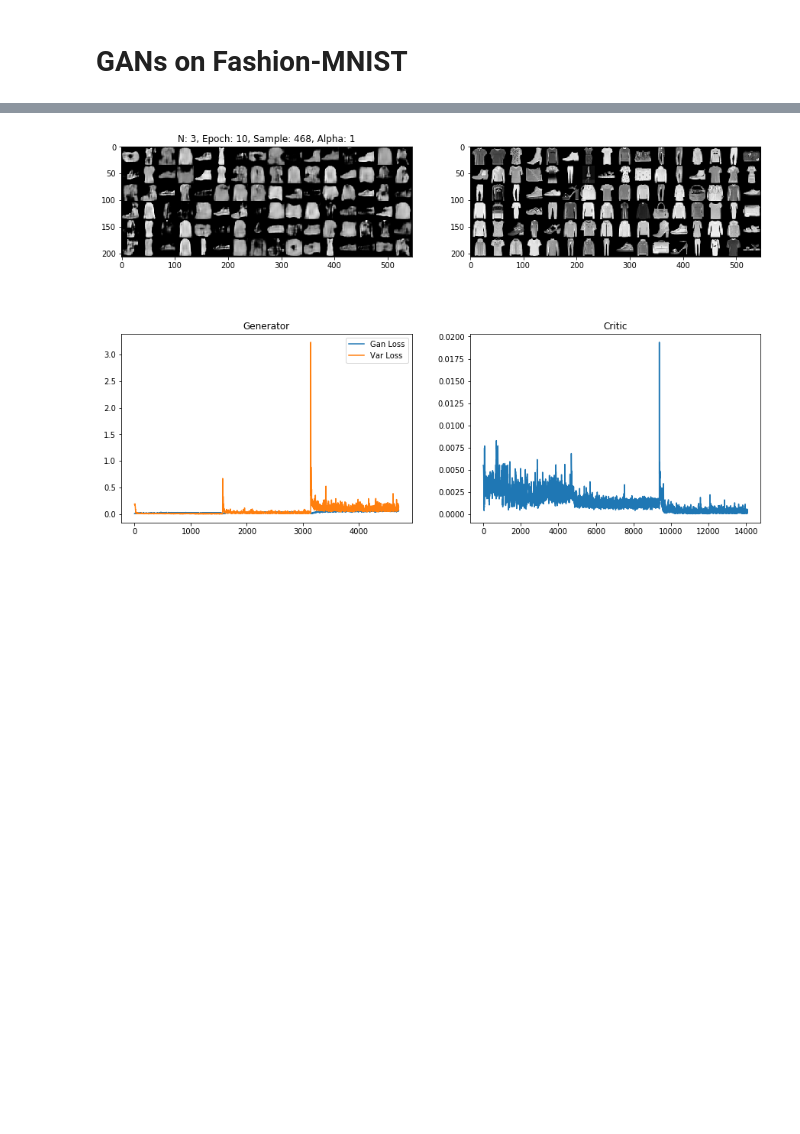
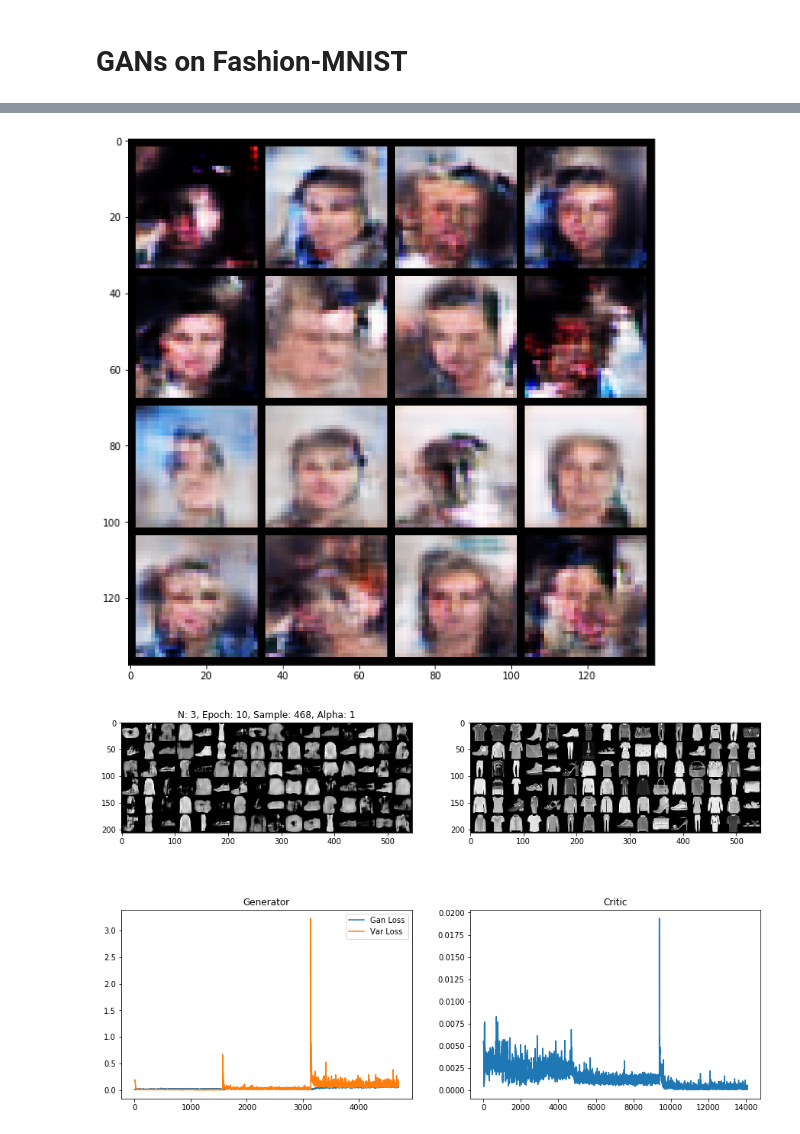
Before and after one commit to dyedgreen/dl-math-assignments, a Jupyter notebook: final_assignment.ipynb, the cells around one changed output, grey strips where cells are left out. Cells and saved outputs as stored; diff of their text form; code cells hidden in the pictures; blank space fills up the shorter version.

```diff
--- a/final_assignment.ipynb
+++ b/final_assignment.ipynb
@@ -299,6 +313,13 @@ for n, res in enumerate(resolutions):
 # Save model parameters (for later use)
 with open("./model_final_2.p", "wb") as f:
     pickle.dump(model.state_dict(), f)
+# %%
+_, ax = plt.subplots(figsize=(10, 10))
+with torch.no_grad():
+    ax.imshow(to_img(make_grid(model(16, 3), nrow=4)))
+plt.show()
+# %% [output]
+[figure, added]
 # %%
 fig, ax = plt.subplots(2, 2, figsize=(15, 10))
 ax[0][0].set_title("N: {}, Epoch: {}, Sample: {}, Alpha: {}".format(n+1, epoch, idx, alpha))
```
Also changed, not shown: parts of 6 cells of this notebook, 3 other files.
